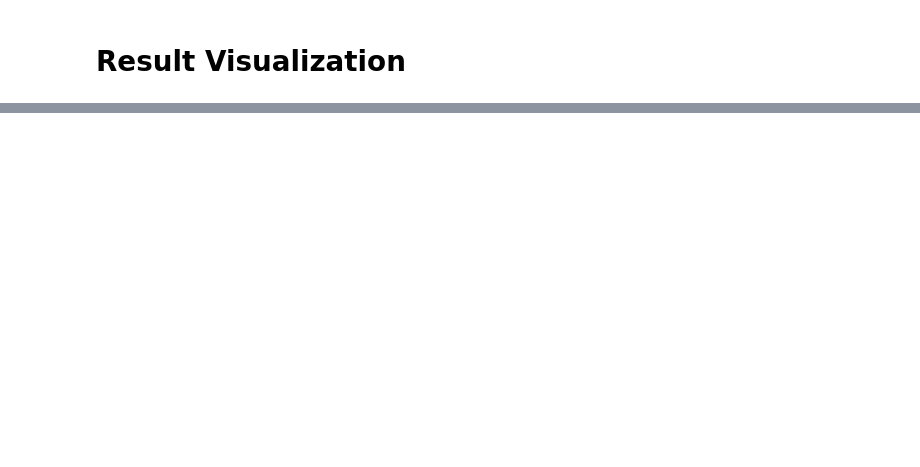
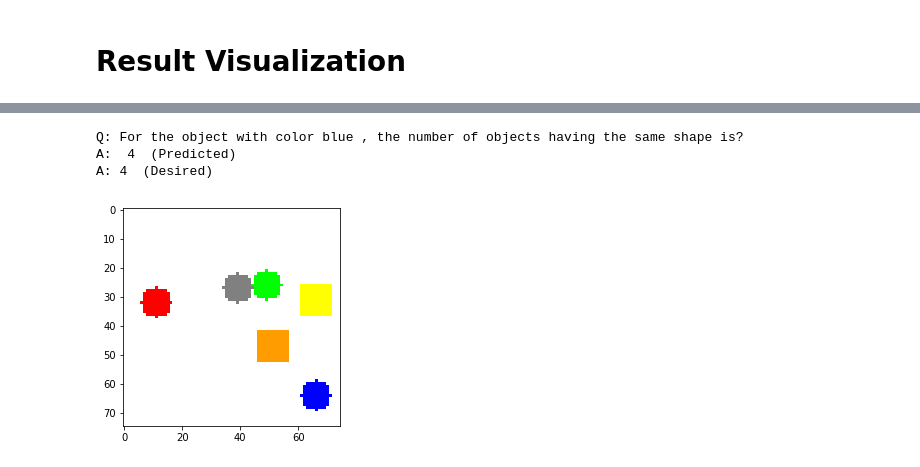
Before and after one commit to kritiksoman/Relation-Network, a Jupyter notebook: RN_Sort_of_Clevr.ipynb, the cells around one changed output, grey strips where cells are left out. Cells and saved outputs as stored; diff of their text form; code cells hidden in the pictures; blank space fills up the shorter version.

```diff
--- a/RN_Sort_of_Clevr.ipynb
+++ b/RN_Sort_of_Clevr.ipynb
@@ -668,0 +594,8 @@ Desired answer circle
+# %%
+idx=30#index of img,question,answer
+plot_RN_result(idx)
+# %% [output]
+Q: For the object with color blue , the number of objects having the same shape is?
+A:  4  (Predicted)
+A: 4  (Desired)
+[figure, added]
```
Also changed, not shown: parts of 32 cells of this notebook.
